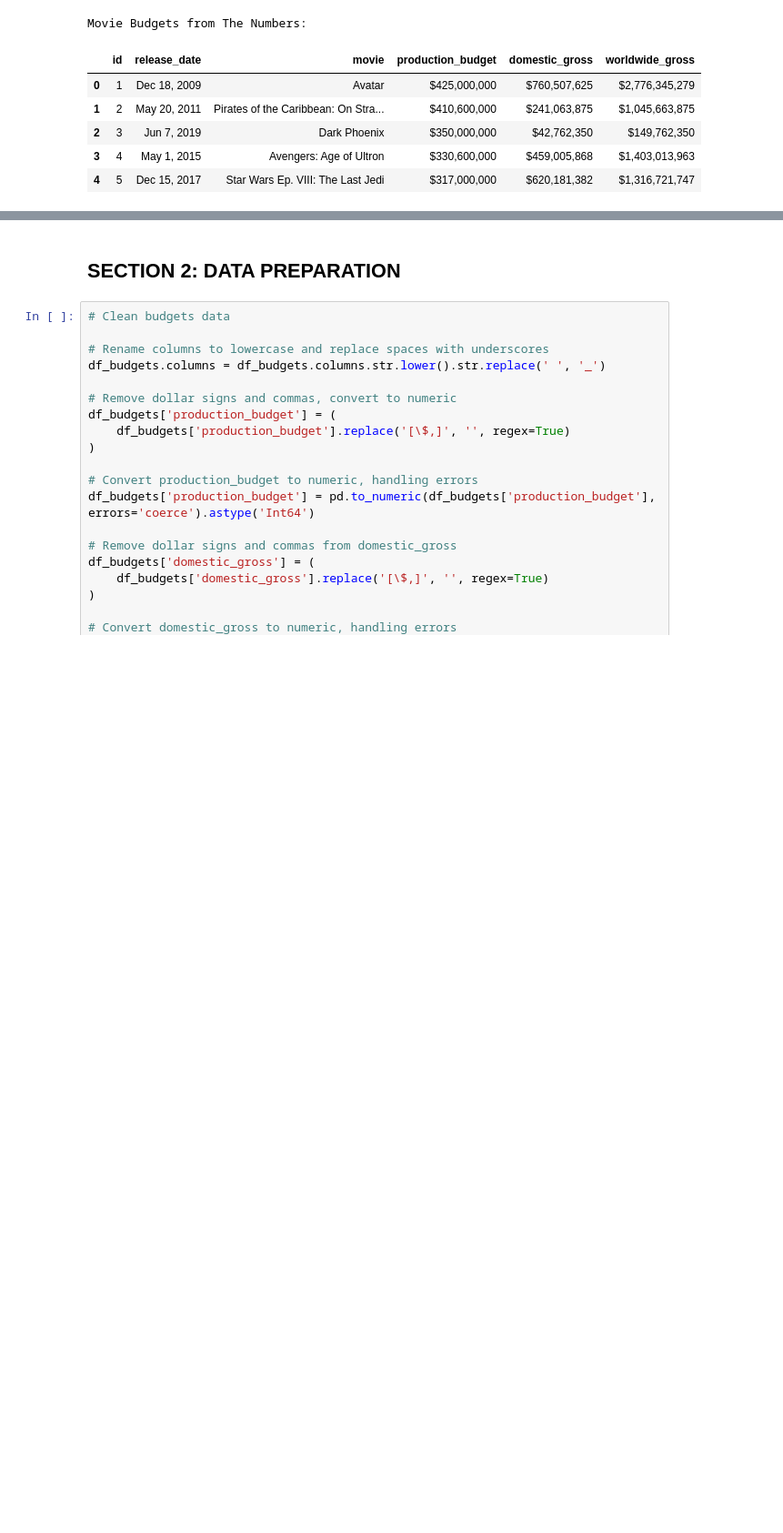
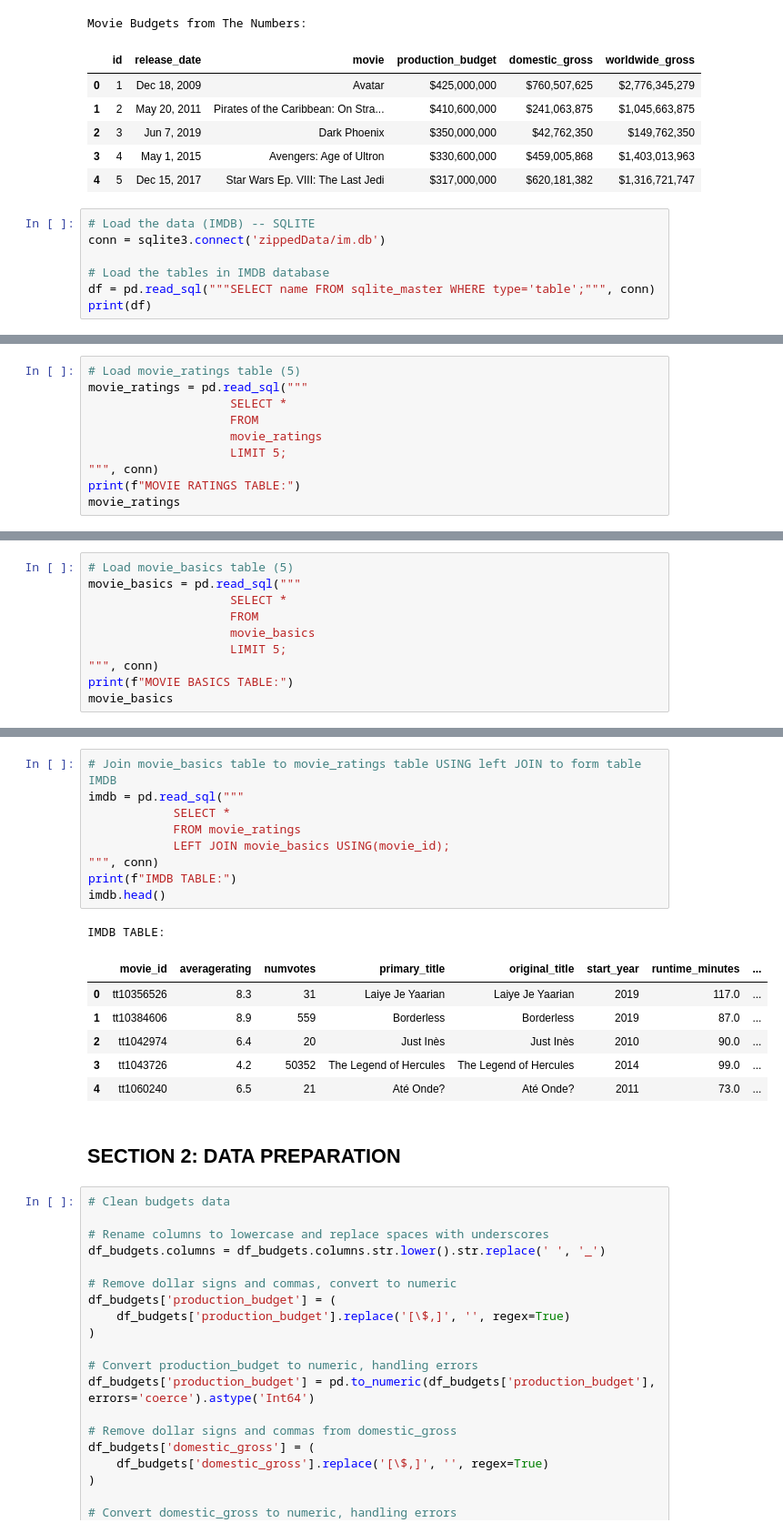
Before and after one commit to KweyuV/dsc-phase-2-project-group4, a Jupyter notebook: workbook_1.ipynb, the cells around one changed output, grey strips where cells are left out. Shown at 91% size. Saved outputs shown, nothing was run; the diff lists cells and outputs as text; blank space fills up the shorter version.

Commit message:
Load the IMDB database and Join tables

```diff
--- a/workbook_1.ipynb
+++ b/workbook_1.ipynb
@@ -75,3 +78,10 @@ Movie Budgets from The Numbers:
 | 2 | 3 | Jun 7, 2019 | Dark Phoenix | $350,000,000 | $42,762,350 | $149,762,350 |
 | 3 | 4 | May 1, 2015 | Avengers: Age of Ultron | $330,600,000 | $459,005,868 | $1,403,013,963 |
 | 4 | 5 | Dec 15, 2017 | Star Wars Ep. VIII: The Last Jedi | $317,000,000 | $620,181,382 | $1,316,721,747 |
+# %%
+# Load the data (IMDB) -- SQLITE
+conn = sqlite3.connect('zippedData/im.db')
+
+# Load the tables in IMDB database
+df = pd.read_sql("""SELECT name FROM sqlite_master WHERE type='table';""", conn)
+print(df)
@@ -77,0 +98,10 @@ Movie Budgets from The Numbers:
+# %%
+# Load movie_ratings table (5)
+movie_ratings = pd.read_sql("""
+                    SELECT *
+                    FROM
+                    movie_ratings
+                    LIMIT 5;
+""", conn)
+print(f"MOVIE RATINGS TABLE:")
+movie_ratings
@@ -77,0 +116,10 @@ Movie Budgets from The Numbers:
+# %%
+# Load movie_basics table (5)
+movie_basics = pd.read_sql("""
+                    SELECT *
+                    FROM
+                    movie_basics
+                    LIMIT 5;
+""", conn)
+print(f"MOVIE BASICS TABLE:")
+movie_basics
@@ -78,3 +134,20 @@ Movie Budgets from The Numbers:
+# %%
+# Join movie_basics table to movie_ratings table USING left JOIN to form table IMDB
+imdb = pd.read_sql("""
+            SELECT *
+            FROM movie_ratings
+            LEFT JOIN movie_basics USING(movie_id);
+""", conn)
+print(f"IMDB TABLE:")
+imdb.head()
+# %% [output]
+IMDB TABLE:
+|  | movie_id | averagerating | numvotes | primary_title | original_title | start_year | runtime_minutes | ... |
+| 0 | tt10356526 | 8.3 | 31 | Laiye Je Yaarian | Laiye Je Yaarian | 2019 | 117.0 | ... |
+| 1 | tt10384606 | 8.9 | 559 | Borderless | Borderless | 2019 | 87.0 | ... |
+| 2 | tt1042974 | 6.4 | 20 | Just Inès | Just Inès | 2010 | 90.0 | ... |
+| 3 | tt1043726 | 4.2 | 50352 | The Legend of Hercules | The Legend of Hercules | 2014 | 99.0 | ... |
+| 4 | tt1060240 | 6.5 | 21 | Até Onde? | Até Onde? | 2011 | 73.0 | ... |
 # %% [markdown]
 ##  SECTION 2: DATA PREPARATION
 # %%
```
Also changed, not shown: parts of 5 cells of this notebook.
